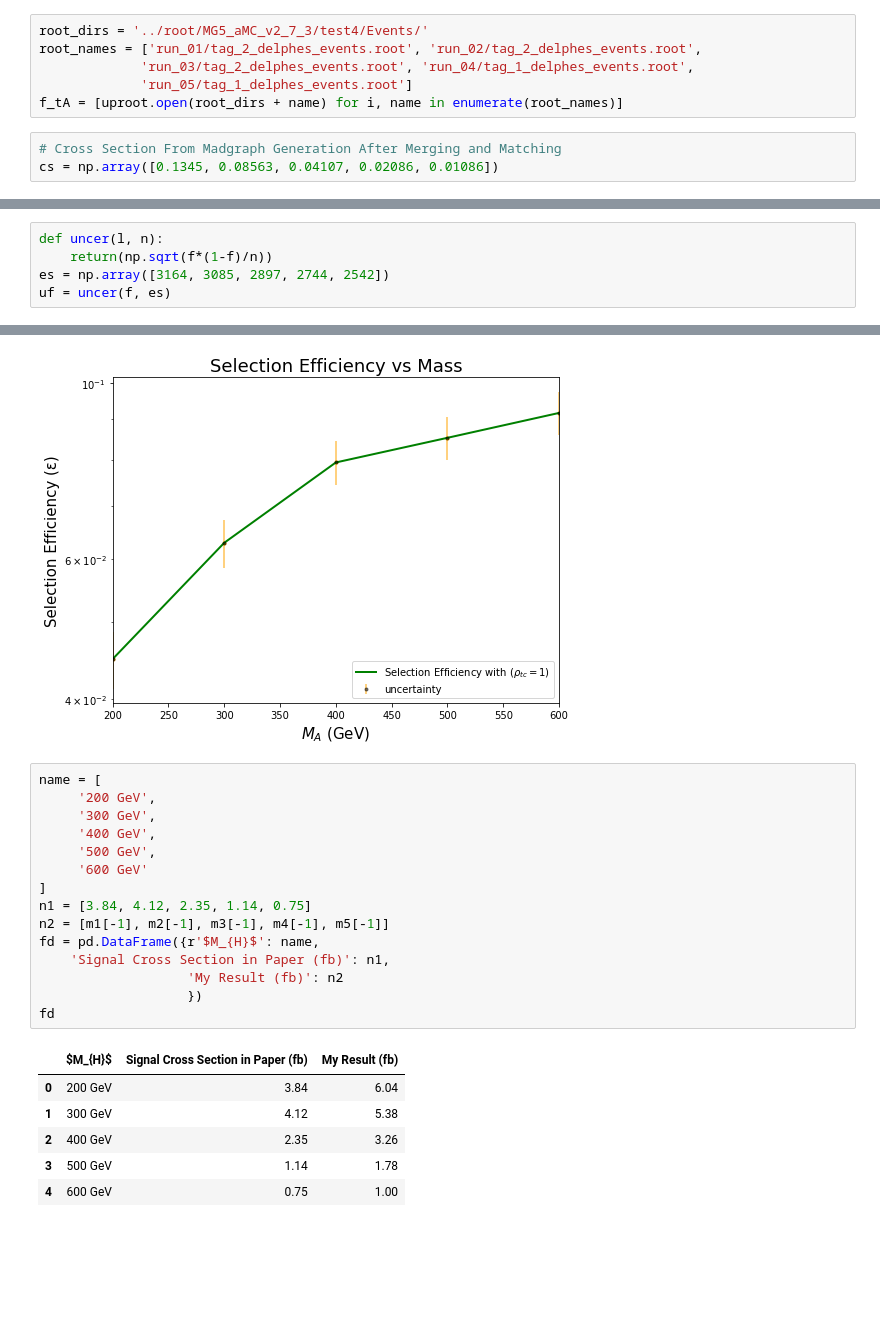
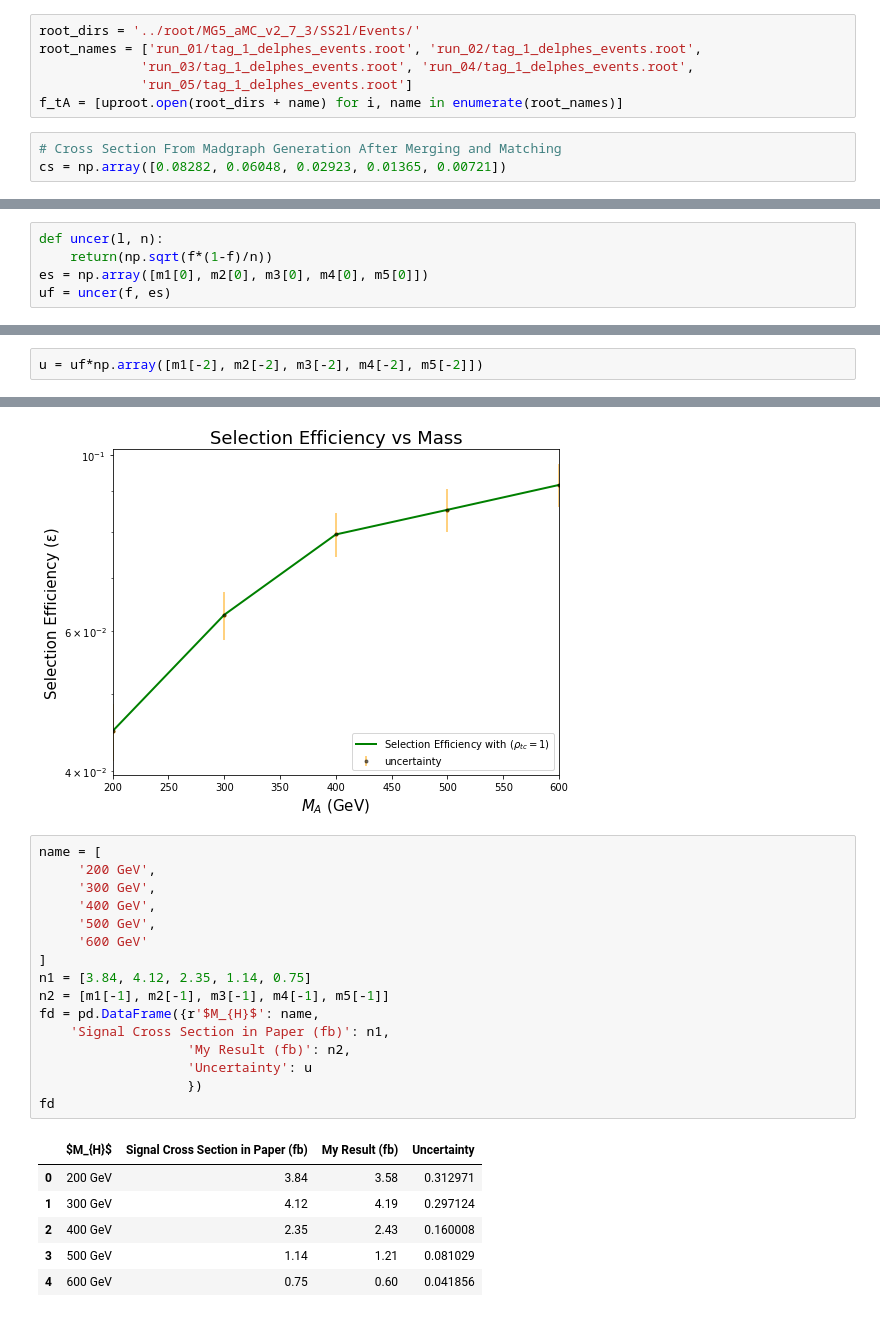
Before and after one commit to dlai211/Triple-Top, a Jupyter notebook: SS2t/SS2t.ipynb, the cells around one changed output, grey strips where cells are left out. Drawn from its saved outputs; the diff is of its cells as text; blank space fills up the shorter version.

```diff
--- a/SS2t/SS2t.ipynb
+++ b/SS2t/SS2t.ipynb
@@ -137,12 +146,12 @@ def function(f_Att, cs):
 # %%
-root_dirs = '../root/MG5_aMC_v2_7_3/test4/Events/'
-root_names = ['run_01/tag_2_delphes_events.root', 'run_02/tag_2_delphes_events.root',
-             'run_03/tag_2_delphes_events.root', 'run_04/tag_1_delphes_events.root',
+root_dirs = '../root/MG5_aMC_v2_7_3/SS2l/Events/'
+root_names = ['run_01/tag_1_delphes_events.root', 'run_02/tag_1_delphes_events.root',
+             'run_03/tag_1_delphes_events.root', 'run_04/tag_1_delphes_events.root',
              'run_05/tag_1_delphes_events.root']
 f_tA = [uproot.open(root_dirs + name) for i, name in enumerate(root_names)]
 # %%
 # Cross Section From Madgraph Generation After Merging and Matching
-cs = np.array([0.1345, 0.08563, 0.04107, 0.02086, 0.01086])
+cs = np.array([0.08282, 0.06048, 0.02923, 0.01365, 0.00721])
 # %%
 m1 = function(f_tA[0], cs[0])
 m2 = function(f_tA[1], cs[1])
@@ -191,5 +215,5 @@ m1
 # %%
 def uncer(l, n):
     return(np.sqrt(f*(1-f)/n))
-es = np.array([3164, 3085, 2897, 2744, 2542])
+es = np.array([m1[0], m2[0], m3[0], m4[0], m5[0]])
 uf = uncer(f, es)
@@ -196,3 +224,5 @@ uf = uncer(f, es)
+# %%
+u = uf*np.array([m1[-2], m2[-2], m3[-2], m4[-2], m5[-2]])
 # %%
 plt.figure()
 m = [200, 300, 400, 500, 600]
@@ -214,22 +244,23 @@ plt.show()
 # %%
 name = [
      '200 GeV',
      '300 GeV',
      '400 GeV',
      '500 GeV',
      '600 GeV'
 ]
 n1 = [3.84, 4.12, 2.35, 1.14, 0.75]
 n2 = [m1[-1], m2[-1], m3[-1], m4[-1], m5[-1]]
 fd = pd.DataFrame({r'$M_{H}$': name,
     'Signal Cross Section in Paper (fb)': n1,
-                   'My Result (fb)': n2
+                   'My Result (fb)': n2,
+                   'Uncertainty': u
                    })
 fd
 # %% [output]
-|  | $M_{H}$ | Signal Cross Section in Paper (fb) | My Result (fb) |
-| 0 | 200 GeV | 3.84 | 6.04 |
-| 1 | 300 GeV | 4.12 | 5.38 |
-| 2 | 400 GeV | 2.35 | 3.26 |
-| 3 | 500 GeV | 1.14 | 1.78 |
-| 4 | 600 GeV | 0.75 | 1.00 |
+|  | $M_{H}$ | Signal Cross Section in Paper (fb) | My Result (fb) | Uncertainty |
+| 0 | 200 GeV | 3.84 | 3.58 | 0.312971 |
+| 1 | 300 GeV | 4.12 | 4.19 | 0.297124 |
+| 2 | 400 GeV | 2.35 | 2.43 | 0.160008 |
+| 3 | 500 GeV | 1.14 | 1.21 | 0.081029 |
+| 4 | 600 GeV | 0.75 | 0.60 | 0.041856 |
```
Also changed, not shown: parts of 5 cells of this notebook.
